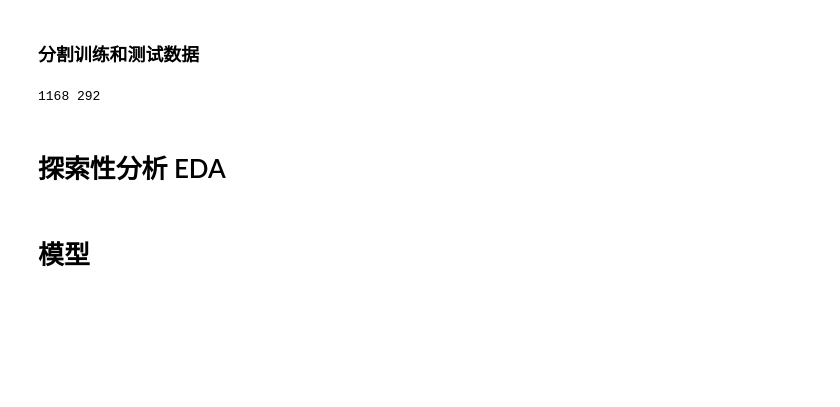
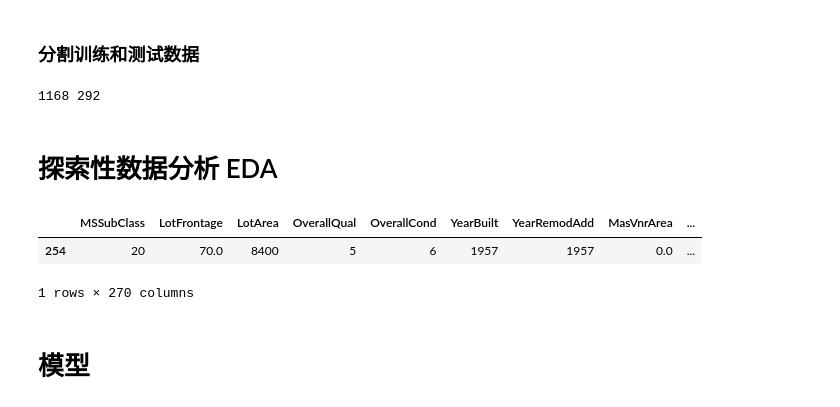
Before and after one commit to Gyczero/Kaggle-Solutions, a Jupyter notebook: House Prices/Untitled.ipynb, the cells around one changed output. Drawn from its saved outputs; the diff is of its cells as text; code cells hidden in the pictures; blank space fills up the shorter version.

```diff
--- a/House Prices/Untitled.ipynb
+++ b/House Prices/Untitled.ipynb
@@ -343,7 +376,13 @@ print len(X_train), len(X_test)
 # %% [output]
 1168 292
 # %% [markdown]
-# 探索性分析 EDA
+# 探索性数据分析 EDA
+# %%
+X_train.head(1)
+# %% [output]
+|  | MSSubClass | LotFrontage | LotArea | OverallQual | OverallCond | YearBuilt | YearRemodAdd | MasVnrArea | ... |
+| 254 | 20 | 70.0 | 8400 | 5 | 6 | 1957 | 1957 | 0.0 | ... |
+1 rows × 270 columns
 # %% [markdown]
 # 模型
 # %% [markdown]
```
Also changed, not shown: parts of 26 cells of this notebook, 1 other file.
